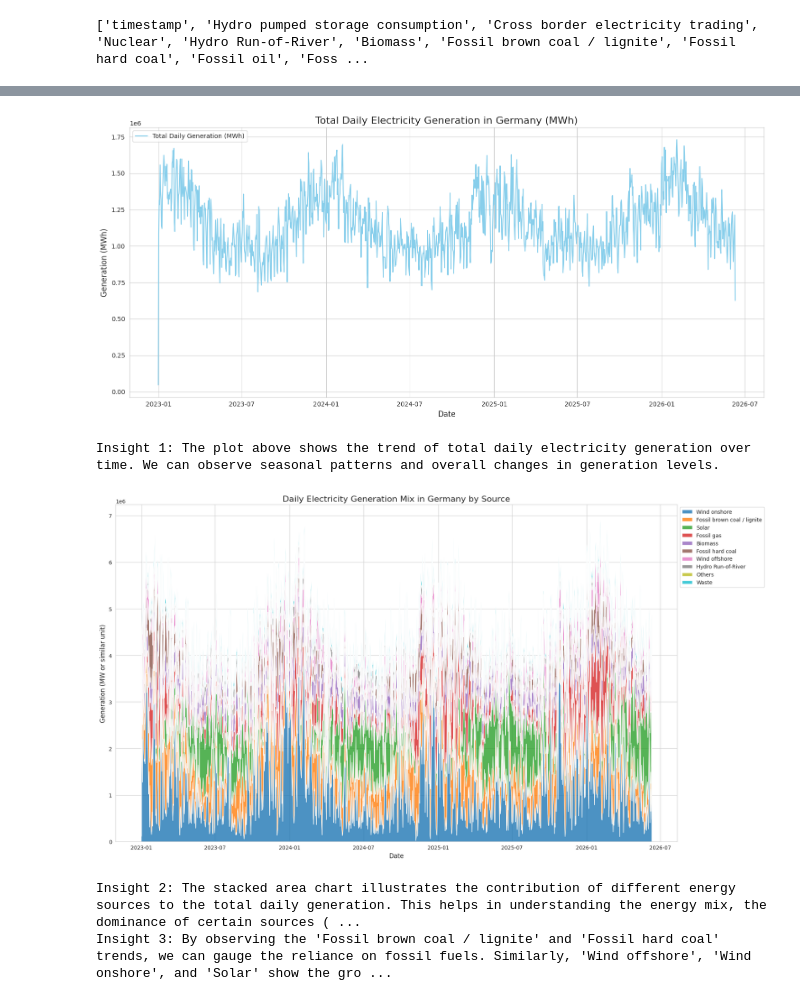
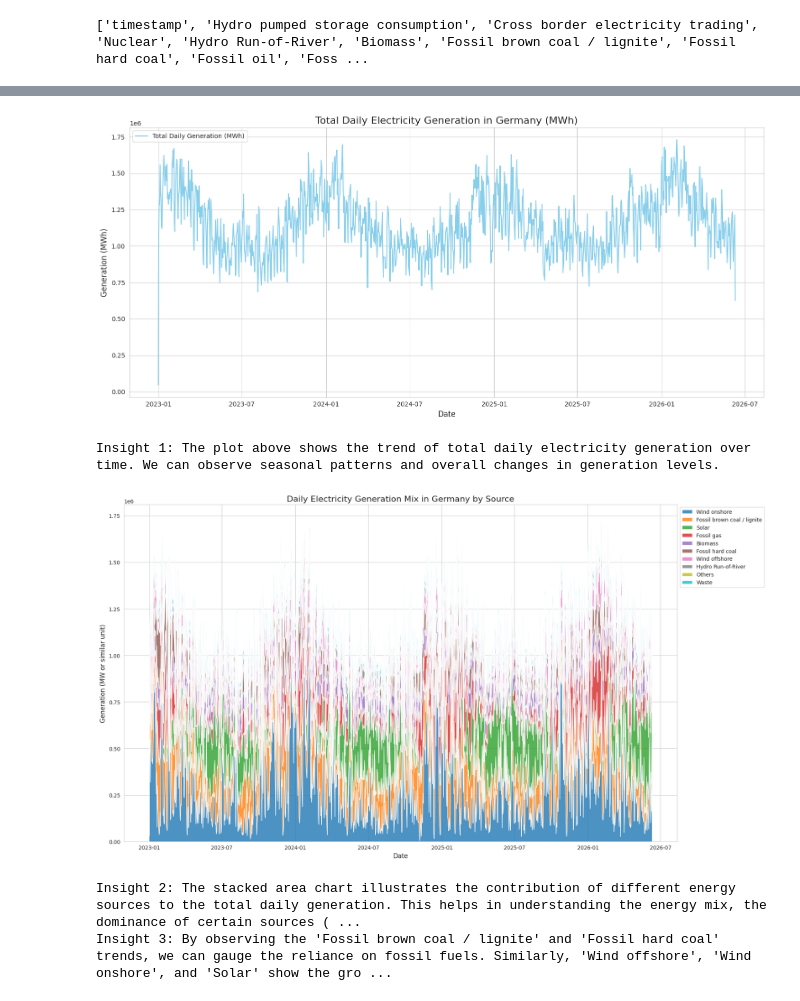
Before and after one commit to Giraffe-Shin/trading, a Jupyter notebook: Basic/Basic_analysis.ipynb, the cells around one changed output, grey strips where cells are left out. Cells and saved outputs as stored; diff of their text form; code cells hidden in the pictures.

```diff
--- a/Basic/Basic_analysis.ipynb
+++ b/Basic/Basic_analysis.ipynb
@@ -166,15 +165,12 @@ display(df_daily.head())
 # %%
-# 15분 간격 데이터를 MWh로 변환 (MW * 15/60)
-df['total_MWh'] = df['Total'] * (15/60)
 
-# 일간 MWh 합계 계산
-df_daily_mwh = df['total_MWh'].resample('D').sum()
+# 일간 발전량 합계 계산 (Resampling) - 이제 df_daily의 모든 컬럼은 MWh 단위의 일간 합계가 됩니다.
+df_daily = prod_df.resample('D').sum()
 
-# 결과 확인 (최근 5일)
-print("일간 발전량 합계 (MWh):")
-print(df_daily_mwh.tail())
+# 결과 확인
+display(df_daily.head())
 
 # 전체 평균 하루 발전량 확인
-avg_daily_mwh = df_daily_mwh.mean()
+avg_daily_mwh = df_daily['Total'].mean()
 print(f"\n평균 일간 발전량: {avg_daily_mwh:,.0f} MWh")
 # %% [output]
@@ -197,7 +191,7 @@ sns.set_style("whitegrid")
 
 # 1. Total Daily Electricity Generation (MWh)
 plt.figure(figsize=(15, 7))
-plt.plot(df_daily_mwh.index, df_daily_mwh.values, label='Total Daily Generation (MWh)', color='skyblue')
+plt.plot(df_daily['Total'].index, df_daily['Total'].values, label='Total Daily Generation (MWh)', color='skyblue')
 plt.title('Total Daily Electricity Generation in Germany (MWh)', fontsize=16)
 plt.xlabel('Date', fontsize=12)
 plt.ylabel('Generation (MWh)', fontsize=12)
@@ -209,9 +203,16 @@ plt.show()
 print("\nInsight 1: The plot above shows the trend of total daily electricity generation over time. We can observe seasonal patterns and overall changes in generation levels.")
 
 # 2. Daily Generation Mix (Stacked Area Plot)
-# Exclude 'Total' column if it exists in df_daily after resampling
+# Exclude aggregate columns like 'Total', 'total_MWh', 'Total_Calc' from the mix plot
+cols_to_exclude_from_mix = []
 if 'Total' in df_daily.columns:
-    df_daily_plot = df_daily.drop(columns=['Total'])
+    cols_to_exclude_from_mix.append('Total')
+if 'total_MWh' in df_daily.columns:
+    cols_to_exclude_from_mix.append('total_MWh')
+
+
+if cols_to_exclude_from_mix:
+    df_daily_plot = df_daily.drop(columns=cols_to_exclude_from_mix)
 else:
     df_daily_plot = df_daily.copy()
 
@@ -222,36 +223,37 @@ sources_mean = df_daily_plot.mean().sort_values(ascending=False)
 
 # Let's consider the top 8 sources plus 'Others' and 'Waste' if not in top 8
 top_sources = sources_mean.head(8).index.tolist()
 
 # Ensure 'Others' and 'Waste' are included if they are present in the dataframe
 if 'Others' in df_daily_plot.columns and 'Others' not in top_sources:
     top_sources.append('Others')
 if 'Waste' in df_daily_plot.columns and 'Waste' not in top_sources:
     top_sources.append('Waste')
 
-# Filter df_daily_plot to include only the selected sources
-df_daily_mix = df_daily_plot[top_sources]
+# Filter df_daily_plot to include only the selected sources, ensuring they actually exist
+existing_top_sources = [col for col in top_sources if col in df_daily_plot.columns]
+df_daily_mix = df_daily_plot[existing_top_sources]
 
 plt.figure(figsize=(18, 10))
 # Convert to MWh for better comparison if needed, or keep in original units
 # Assuming original units are already comparable or MWh transformation is done globally
 plt.stackplot(df_daily_mix.index, df_daily_mix.values.T, labels=df_daily_mix.columns,
               alpha=0.8)
 plt.title('Daily Electricity Generation Mix in Germany by Source', fontsize=16)
 plt.xlabel('Date', fontsize=12)
 plt.ylabel('Generation (MW or similar unit)', fontsize=12)
 plt.legend(loc='upper left', bbox_to_anchor=(1, 1), fontsize=10)
 plt.grid(True)
 plt.tight_layout()
 plt.show()
 
 print("\nInsight 2: The stacked area chart illustrates the contribution of different energy sources to the total daily generation. This helps in understanding the energy mix, the dominance of certain sources (e.g., Fossil fuels, Wind, Solar), and how the reliance on these sources changes over time, potentially reflecting policy changes or seasonal availability (e.g., higher wind/solar in certain periods).")
 
 print("Insight 3: By observing the 'Fossil brown coal / lignite' and 'Fossil hard coal' trends, we can gauge the reliance on fossil fuels. Similarly, 'Wind offshore', 'Wind onshore', and 'Solar' show the growth and variability of renewable energy sources. Changes in 'Nuclear' generation might indicate plant shutdowns or operational changes.")
 # %% [output]
 [figure]
 Insight 1: The plot above shows the trend of total daily electricity generation over time. We can observe seasonal patterns and overall changes in generation levels.
-[figure, old version]
+[figure, new version]
 Insight 2: The stacked area chart illustrates the contribution of different energy sources to the total daily generation. This helps in understanding the energy mix, the dominance of certain sources ( ...
 Insight 3: By observing the 'Fossil brown coal / lignite' and 'Fossil hard coal' trends, we can gauge the reliance on fossil fuels. Similarly, 'Wind offshore', 'Wind onshore', and 'Solar' show the gro ...
 # %%
```
Also changed, not shown: parts of 9 cells of this notebook.
